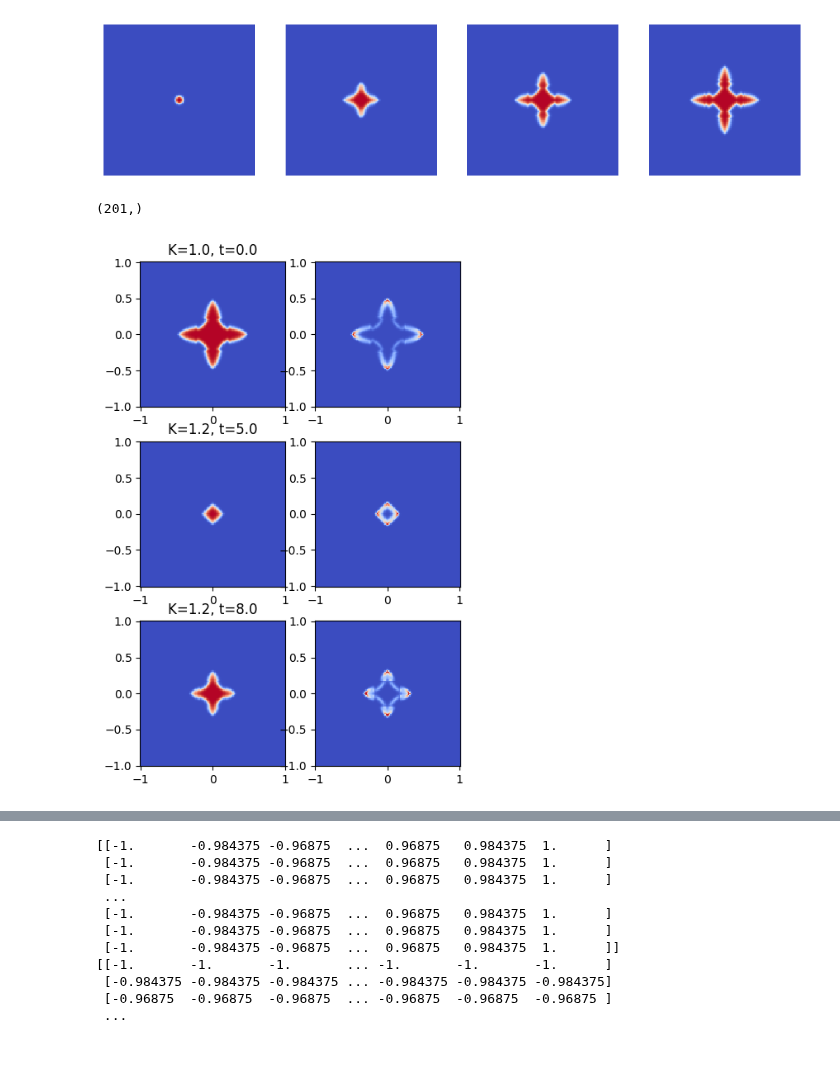
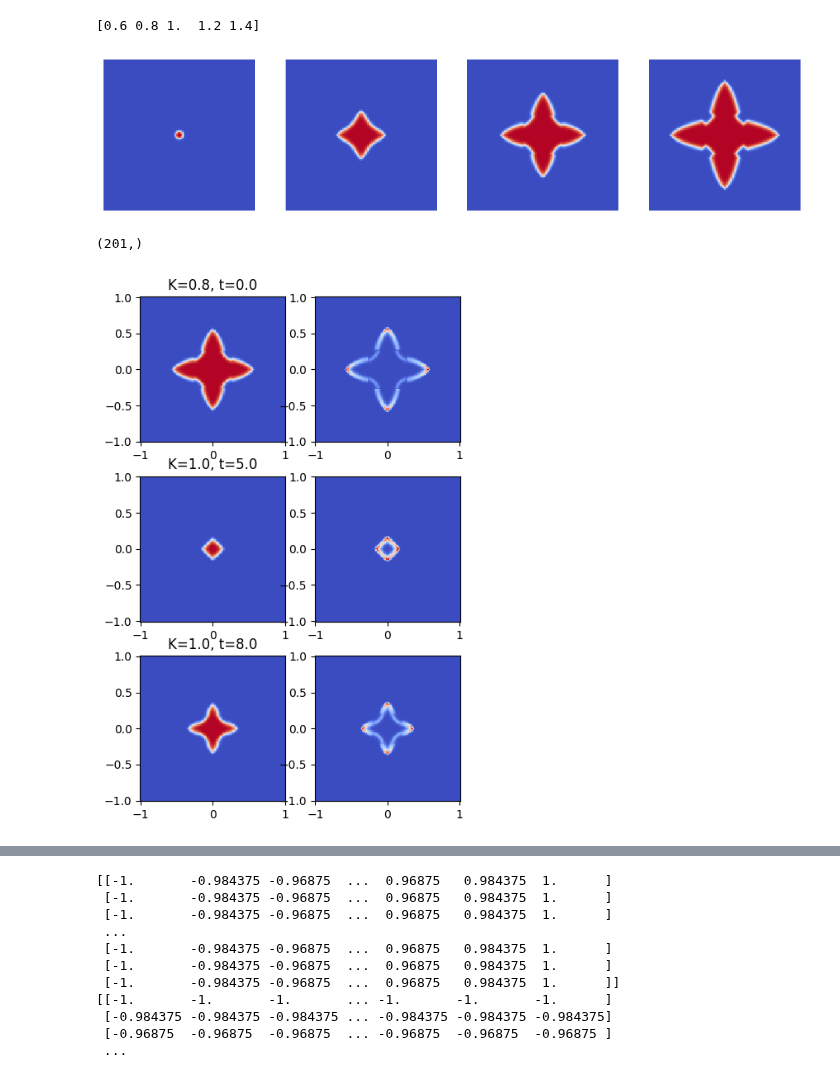
Before and after one commit to NanxiiChen/PF-PINO, a Jupyter notebook: solidification/make_dataset.ipynb, the cells around one changed output, grey strips where cells are left out. Drawn from its saved outputs; the diff is of its cells as text; code cells hidden in the pictures.

```diff
--- a/solidification/make_dataset.ipynb
+++ b/solidification/make_dataset.ipynb
@@ -6,20 +4,24 @@ save_dir = "./data-semi-imp-lessk"
 # %%
-solutions = np.load(f"{save_dir}/train_valid/solutions_grid.npy")[-1, :, 0, ...]
+save_dir = "./data"
+solutions = np.load(f"{save_dir}/train_valid/solutions_grid.npy")[1, :, 0, ...]
 mesh = np.load(f"{save_dir}/train_valid/mesh_grid_coords.npy")
+ks = np.load(f"{save_dir}/train_valid/K_values.npy")
+print(ks)
 mesh = np.transpose(mesh, (2, 0, 1))
 meshx = mesh[0, :, :]
 meshy = mesh[1, :, :]
 tics = [0, 60, 120, 160]
 
 fig, axes = plt.subplots(1, len(tics), figsize=(12, 3))
 axes = axes.flatten()
 for i, tic in enumerate(tics):
     ax = axes[i]
     ax.pcolormesh(meshx, meshy, solutions[tic, :, :], cmap='coolwarm')
     ax.set_aspect('equal')
     ax.set_axis_off()
 # %% [output]
+[0.6 0.8 1.  1.2 1.4]
-[figure, old version]
+[figure, new version]
 # %%
 from configs.train_debug import Configs
 configs = Configs()
@@ -79,7 +81,7 @@ for idx, t in enumerate(ts):
     im = ax.pcolormesh(meshx, meshy, diff, cmap="coolwarm")
     ax.set_aspect('equal')
 # %% [output]
-[figure, old version]
+[figure, new version]
 # %%
 # solutions[0, 100, 1, :, :].min(), solutions[0, 100, 1, :, :].max()
 np.max(solutions[0, :, 1, :, :], axis=(1,2))
```
Also changed, not shown: parts of 4 cells of this notebook, 7 other files.
